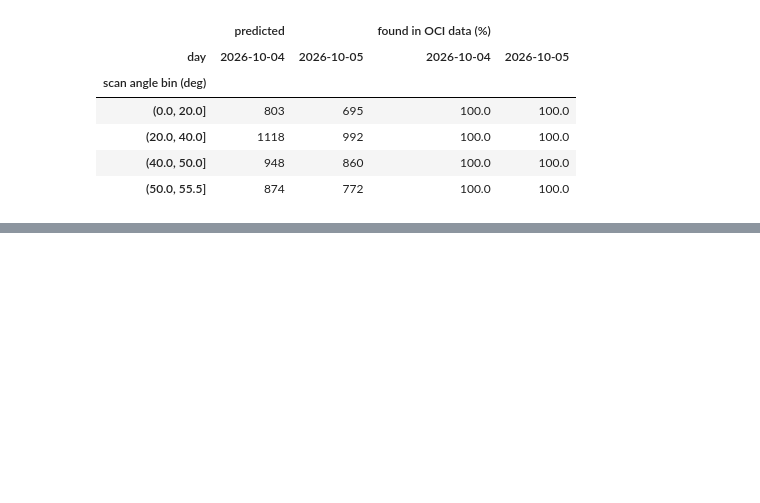
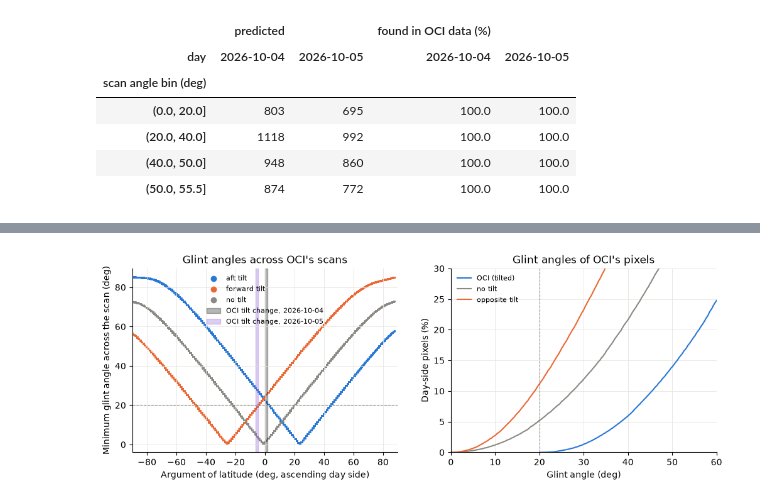
Before and after one commit to code-lab-org/tatc, a Jupyter notebook: docs/validation/ValidateTiltPACE.ipynb, the cells around one changed output, grey strips where cells are left out. Cells and saved outputs as stored; diff of their text form; code cells hidden in the pictures; blank space fills up the shorter version.

```diff
--- a/docs/validation/ValidateTiltPACE.ipynb
+++ b/docs/validation/ValidateTiltPACE.ipynb
@@ -588,0 +676,20 @@ With each day's pitch angle profile, `collect_observations` reproduces OCI's obs
+# %%
+fig, axes = plt.subplots(1, 2, figsize=(12, 3.8))
+ascending = glint_scans[glint_scans.vz > 0]
+for label, color in [("aft", BLUE), ("forward", ORANGE)]:
+    axes[0].scatter(ascending.argument_of_latitude, ascending[label], s=1, color=color, label=f"{label} tilt")
+axes[0].scatter(ascending.argument_of_latitude, scan_min.loc[ascending.index, "no tilt"], s=1, color=GRAY, label="no tilt")
+for (day, row), color in zip(pd.DataFrame(rows5b).T.iterrows(), [INK, PURPLE]):
+    axes[0].axvspan(row["OCI tilt change: start (deg)"], row["OCI tilt change: end (deg)"], color=color, alpha=0.3, label=f"OCI tilt change, {day}")
+axes[0].axhline(20, color=GRAY, linewidth=0.8, linestyle="--")
+axes[0].set(xlabel="Argument of latitude (deg, ascending day side)", ylabel="Minimum glint angle across the scan (deg)", xlim=(-90, 90), title="Glint angles across OCI's scans")
+axes[0].legend(frameon=False, fontsize=8, markerscale=6)
+for (label, angles), color in zip(glint.items(), [BLUE, GRAY, ORANGE]):
+    values = np.sort(angles[day_side])
+    axes[1].plot(values, np.arange(1, len(values) + 1) / len(values) * 100, color=color, label=label)
+axes[1].axvline(20, color=GRAY, linewidth=0.8, linestyle="--")
+axes[1].set(xlabel="Glint angle (deg)", ylabel="Day-side pixels (%)", xlim=(0, 60), ylim=(0, 30), title="Glint angles of OCI's pixels")
+axes[1].legend(frameon=False, fontsize=8)
+plt.show()
+# %% [output]
+[figure, added]
```
Also changed, not shown: parts of 13 cells of this notebook.
